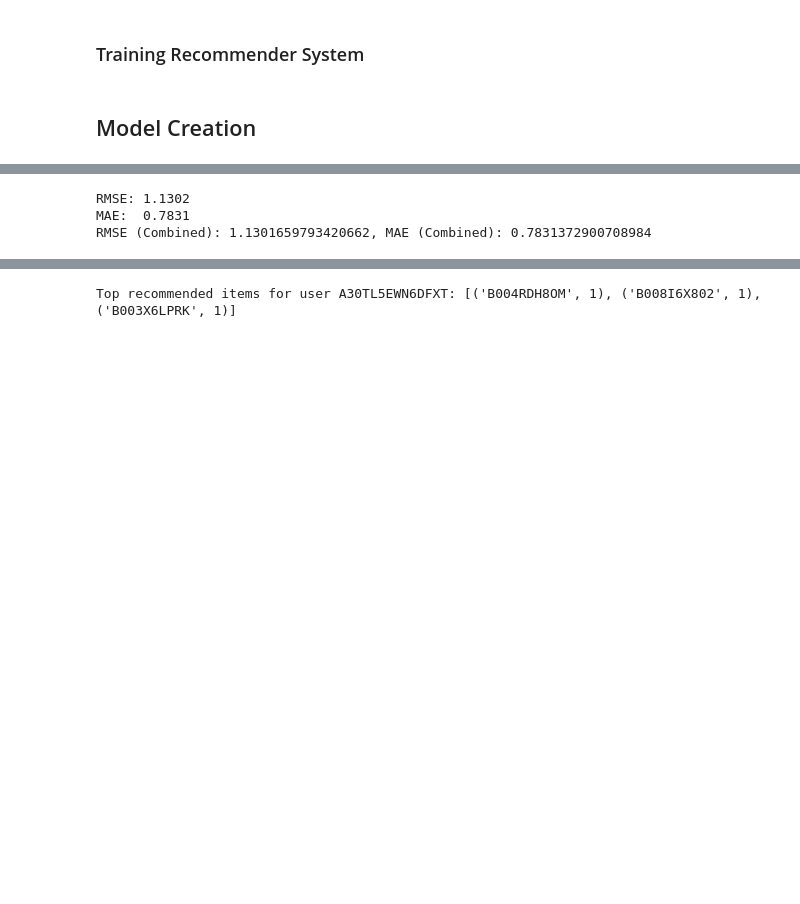
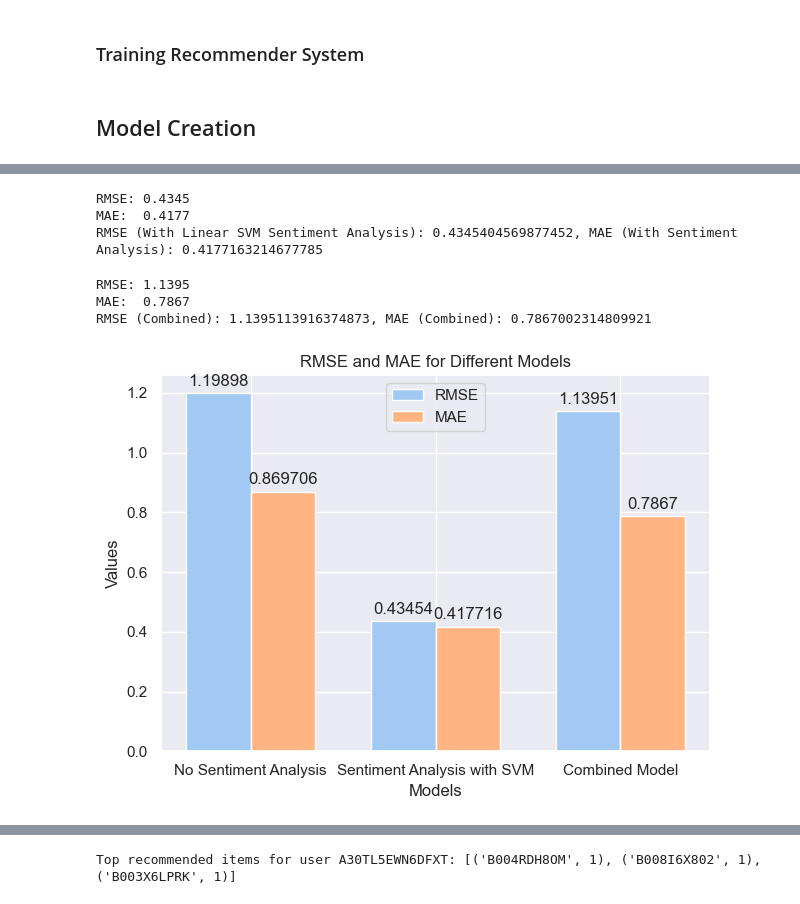
Before and after one commit to NaydelMuscat/Sentiment_Analysis_Recommender_System, a Jupyter notebook: src/Sentiment_Analysis_recommender.ipynb, the cells around one changed output, grey strips where cells are left out. Drawn from its saved outputs; the diff is of its cells as text; code cells hidden in the pictures; blank space fills up the shorter version.

```diff
--- a/src/Sentiment_Analysis_recommender.ipynb
+++ b/src/Sentiment_Analysis_recommender.ipynb
@@ -731,5 +722,5 @@ with open('./model/linearSVM.pkl', 'rb') as file:
 # %%
 reviewText_transformed = word_vectorizer.transform(df['reviewText'])
 # %%
-sentiment_scores = linearSVM_model.decision_function(reviewText_transformed)
+sentiment_scores = SVM.decision_function(reviewText_transformed)
 # %%
@@ -769,0 +729,4 @@ RMSE (With Linear SVM Sentiment Analysis): 0.4345399181502344, MAE (With Sentime
+# %%
+sentiment_scores_svm = (sentiment_scores - sentiment_scores.min()) / (sentiment_scores.max() - sentiment_scores.min())
+df['SVM_sentiment_score'] = sentiment_scores_svm
+data_sentiment_svm = Dataset.load_from_df(df[['reviewerID', 'asin', 'SVM_sentiment_score']], reader)
@@ -770,28 +735,56 @@ RMSE (With Linear SVM Sentiment Analysis): 0.4345399181502344, MAE (With Sentime
+# %%
+algo_sentiment_svm = SVD()
+algo_sentiment_svm.fit(trainset_sentiment_svm)
+predictions_sentiment_svm = algo_sentiment_svm.test(testset_sentiment_svm)
+
+rmse_with_sentiment_svm = accuracy.rmse(predictions_sentiment_svm)
+mae_with_sentiment_svm = accuracy.mae(predictions_sentiment_svm)
+print(f"RMSE (With Linear SVM Sentiment Analysis): {rmse_with_sentiment_svm}, MAE (With Sentiment Analysis): {mae_with_sentiment_svm}")
+# %% [output]
+RMSE: 0.4345
+MAE:  0.4177
+RMSE (With Linear SVM Sentiment Analysis): 0.4345404569877452, MAE (With Sentiment Analysis): 0.4177163214677785
 # %%
-#Not sure about this need to check
-df['adjusted_rating'] = df['overall'] + (df['linearSVM_sentiment_score'] * 0.5)  # Example adjustment
-df['adjusted_rating'] = df['adjusted_rating'].clip(lower=1, upper=5)  # Ensure within rating scale
+df['adjusted_rating'] = df['overall'] + (df['SVM_sentiment_score'] * 0.5)
+df['adjusted_rating'] = df['adjusted_rating'].clip(lower=1, upper=5)
 
 data_combined = Dataset.load_from_df(df[['reviewerID', 'asin', 'adjusted_rating']], reader)
-
-# Split data into training and test set
-trainset_combined, testset_combined = train_test_split(data_combined, test_size=0.30)
-
-# Train the SVD algorithm
+trainset_combined, testset_combined = train_test_split(data_combined, test_size=0.30, random_state=42)
 algo_combined = SVD()
 algo_combined.fit(trainset_combined)
-
-# Make predictions on the test set
 predictions_combined = algo_combined.test(testset_combined)
-
-# Calculate and output RMSE and MAE for the combined approach
 rmse_combined = accuracy.rmse(predictions_combined)
 mae_combined = accuracy.mae(predictions_combined)
 print(f"RMSE (Combined): {rmse_combined}, MAE (Combined): {mae_combined}")
 # %% [output]
-RMSE: 1.1302
-MAE:  0.7831
-RMSE (Combined): 1.1301659793420662, MAE (Combined): 0.7831372900708984
+RMSE: 1.1395
+MAE:  0.7867
+RMSE (Combined): 1.1395113916374873, MAE (Combined): 0.7867002314809921
+# %%
+models = ["No Sentiment Analysis", "Sentiment Analysis with SVM", "Combined Model"]
+rmse_values = [rmse_no_sentiment, rmse_with_sentiment_svm, rmse_combined]
+mae_values = [mae_no_sentiment, mae_with_sentiment_svm, mae_combined]
+
+x = np.arange(len(models))
+width = 0.35
+
+fig, ax = plt.subplots()
+rects1 = ax.bar(x - width/2, rmse_values, width, label='RMSE')
+rects2 = ax.bar(x + width/2, mae_values, width, label='MAE')
+
+ax.set_xlabel('Models')
+ax.set_ylabel('Values')
+ax.set_title('RMSE and MAE for Different Models')
+ax.set_xticks(x)
+ax.set_xticklabels(models)
+ax.legend()
+ax.bar_label(rects1, padding=3)
+ax.bar_label(rects2, padding=3)
+
+fig.tight_layout()
+plt.show()
+# %% [output]
+[figure, added]
 # %%
 def get_top_n_recommendations(predictions, n=10):
     top_n = {}
```
Also changed, not shown: parts of 14 cells of this notebook.
